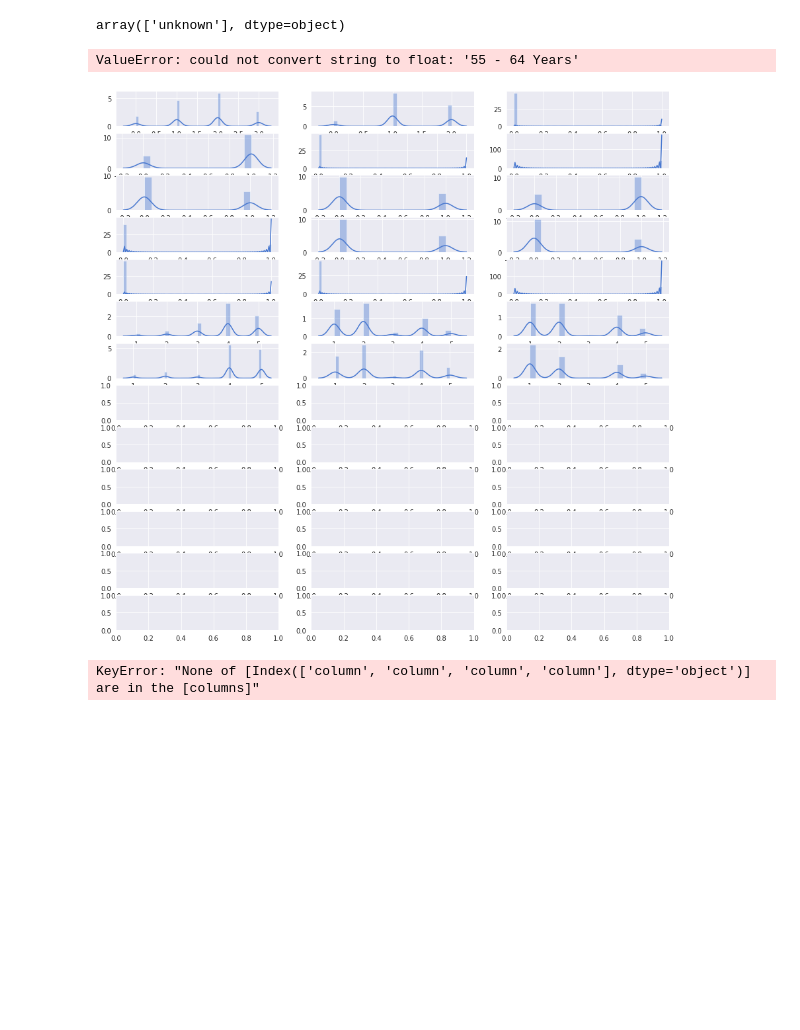
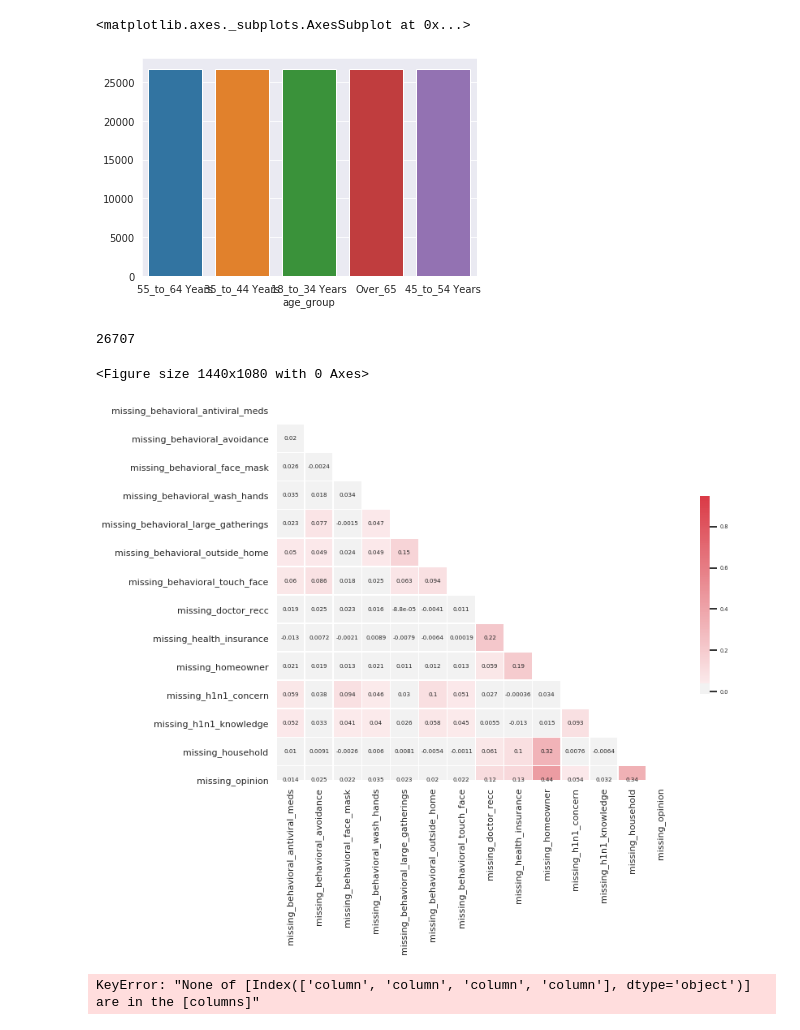
Before and after one commit to coreyryanhanson/predicting_seasonal_vaccinations, a Jupyter notebook: scratch_corey.ipynb, the cells around one changed output. Cells and saved outputs as stored; diff of their text form; code cells hidden in the pictures; blank space fills up the shorter version.

```diff
--- a/scratch_corey.ipynb
+++ b/scratch_corey.ipynb
@@ -42,10 +17,0 @@ There are 4 unique values with 0 nan values making up 0.0%
-# %%
-df[df["household_children"]=="unknown"]["household_adults"].unique()
-# %% [output]
-array(['unknown'], dtype=object)
-# %%
-graphs= Multiplot(df, 3)
-graphs.sb_multiplot(sns.distplot)
-# %% [output]
-ValueError: could not convert string to float: '55 - 64 Years'
-[figure, removed]
@@ -52,3 +41,17 @@ ValueError: could not convert string to float: '55 - 64 Years'
+# %%
+sns.barplot(x=df["age_group"], y=df["age_group"].count())
+# %% [output]
+<matplotlib.axes._subplots.AxesSubplot at 0x...>
+[figure, added]
+# %%
+(df['missing_doctor_recc_h1n1'] == df['missing_doctor_recc_h1n1']).sum()
+# %% [output]
+26707
+# %%
+trimmed_heatmap(df, df[missing_dummies].columns, font_scale=.4, figsize=(20,15))
+# %% [output]
+<Figure size 1440x1080 with 0 Axes>
+[figure, added]
 # %%
 sns.pairplot(df[['column','column','column','column']],hue = 'column')
 # %% [output]
```
Also changed, not shown: parts of 12 cells of this notebook, 1 other file.
